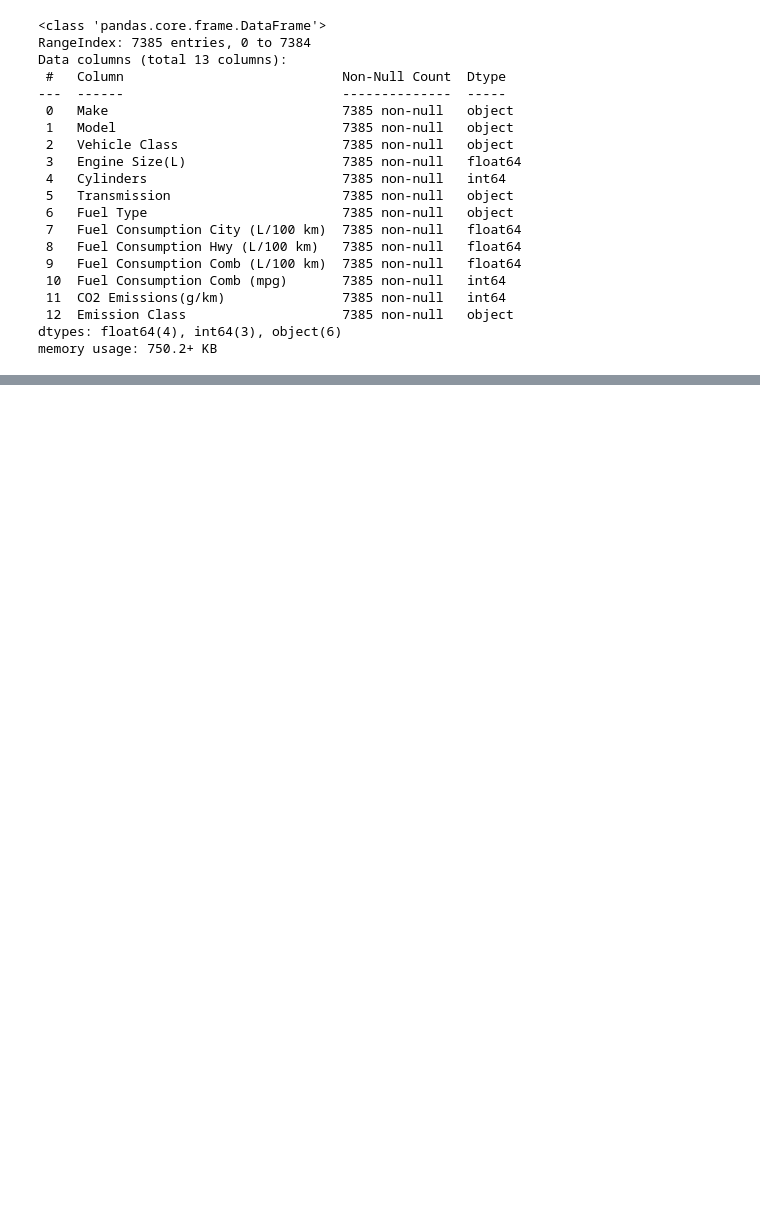
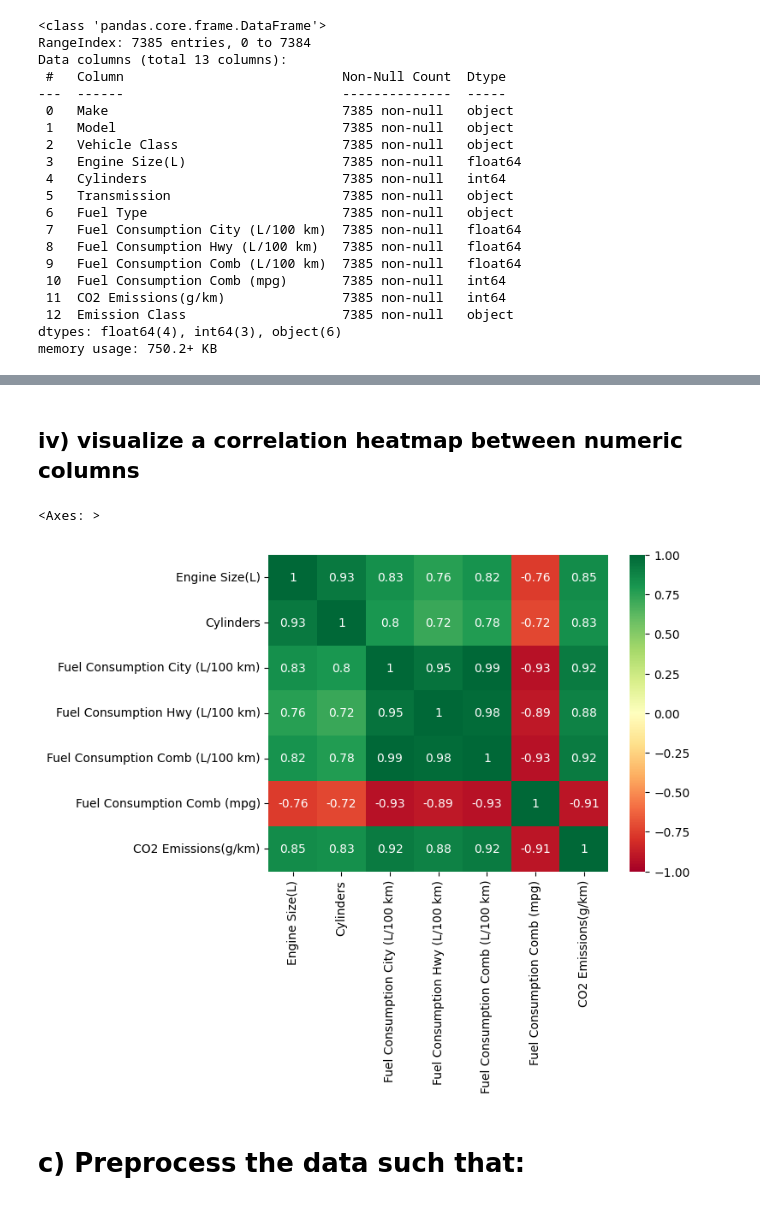
Before and after one commit to Al-Mansori/Linear-and-Logistic-Regression-Vehicles, a Jupyter notebook: Jupyter with a y.ipynb, the cells around one changed output, grey strips where cells are left out. Cells and saved outputs as stored; diff of their text form; code cells hidden in the pictures; blank space fills up the shorter version.

```diff
--- a/Jupyter with a y.ipynb
+++ b/Jupyter with a y.ipynb
@@ -220,0 +78,9 @@ X_test[numerical_input_features.columns] = scaler.transform(
+# %% [markdown]
+## iv) visualize a correlation heatmap between numeric columns
+# %%
+sns.heatmap(df.corr(numeric_only=True), annot=True, cmap='RdYlGn', vmin=-1, vmax=1)
+# %% [output]
+<Axes: >
+[figure, added]
+# %% [markdown]
+# c) Preprocess the data such that:
```
Also changed, not shown: parts of 48 cells of this notebook.
